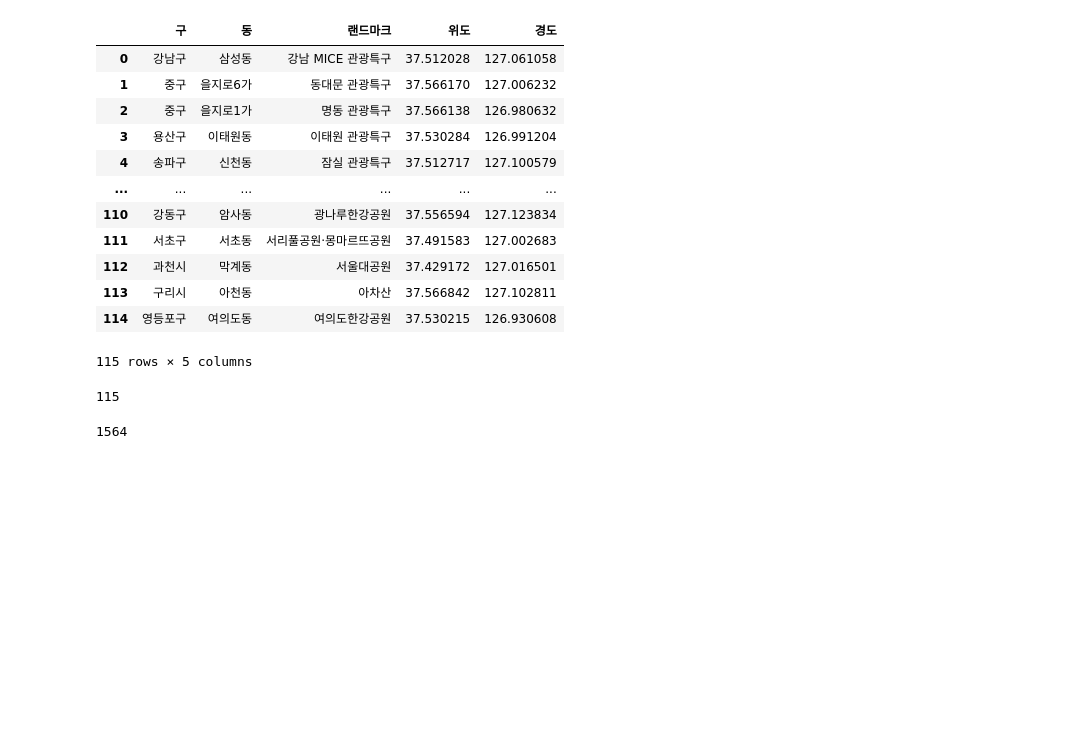
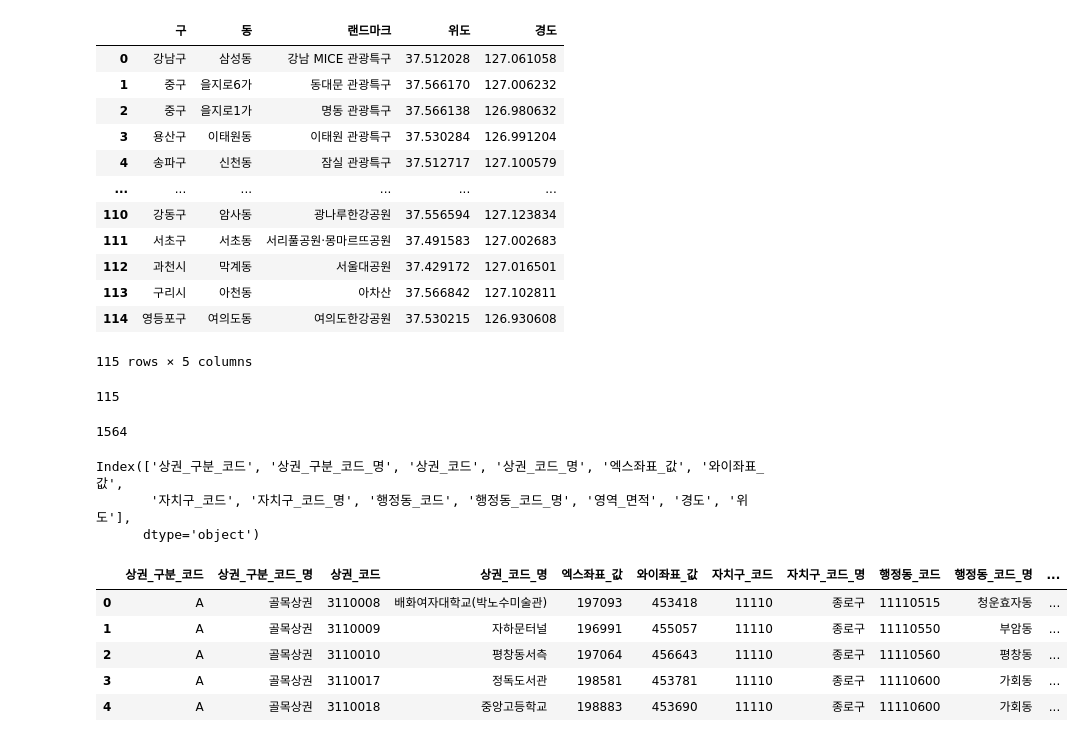
Before and after one commit to raminicano/cg1, a Jupyter notebook: experiment/mysql_db.ipynb, the cells around one changed output. Saved outputs shown, nothing was run; the diff lists cells and outputs as text; code cells hidden in the pictures; blank space fills up the shorter version.

```diff
--- a/experiment/mysql_db.ipynb
+++ b/experiment/mysql_db.ipynb
@@ -321,3 +321,18 @@ store = pd.read_csv('../data/only_store.csv', index_col=0)
 store.to_sql(name='store', con=engine, if_exists='replace', index=False)
 # %% [output]
 1564
+# %%
+store.columns
+# %% [output]
+Index(['상권_구분_코드', '상권_구분_코드_명', '상권_코드', '상권_코드_명', '엑스좌표_값', '와이좌표_값',
+       '자치구_코드', '자치구_코드_명', '행정동_코드', '행정동_코드_명', '영역_면적', '경도', '위도'],
+      dtype='object')
+# %%
+store.head()
+# %% [output]
+|  | 상권_구분_코드 | 상권_구분_코드_명 | 상권_코드 | 상권_코드_명 | 엑스좌표_값 | 와이좌표_값 | 자치구_코드 | 자치구_코드_명 | 행정동_코드 | 행정동_코드_명 | ... |
+| 0 | A | 골목상권 | 3110008 | 배화여자대학교(박노수미술관) | 197093 | 453418 | 11110 | 종로구 | 11110515 | 청운효자동 | ... |
+| 1 | A | 골목상권 | 3110009 | 자하문터널 | 196991 | 455057 | 11110 | 종로구 | 11110550 | 부암동 | ... |
+| 2 | A | 골목상권 | 3110010 | 평창동서측 | 197064 | 456643 | 11110 | 종로구 | 11110560 | 평창동 | ... |
+| 3 | A | 골목상권 | 3110017 | 정독도서관 | 198581 | 453781 | 11110 | 종로구 | 11110600 | 가회동 | ... |
+| 4 | A | 골목상권 | 3110018 | 중앙고등학교 | 198883 | 453690 | 11110 | 종로구 | 11110600 | 가회동 | ... |
```
Also changed, not shown: parts of 2 cells of this notebook, 4 other files.
